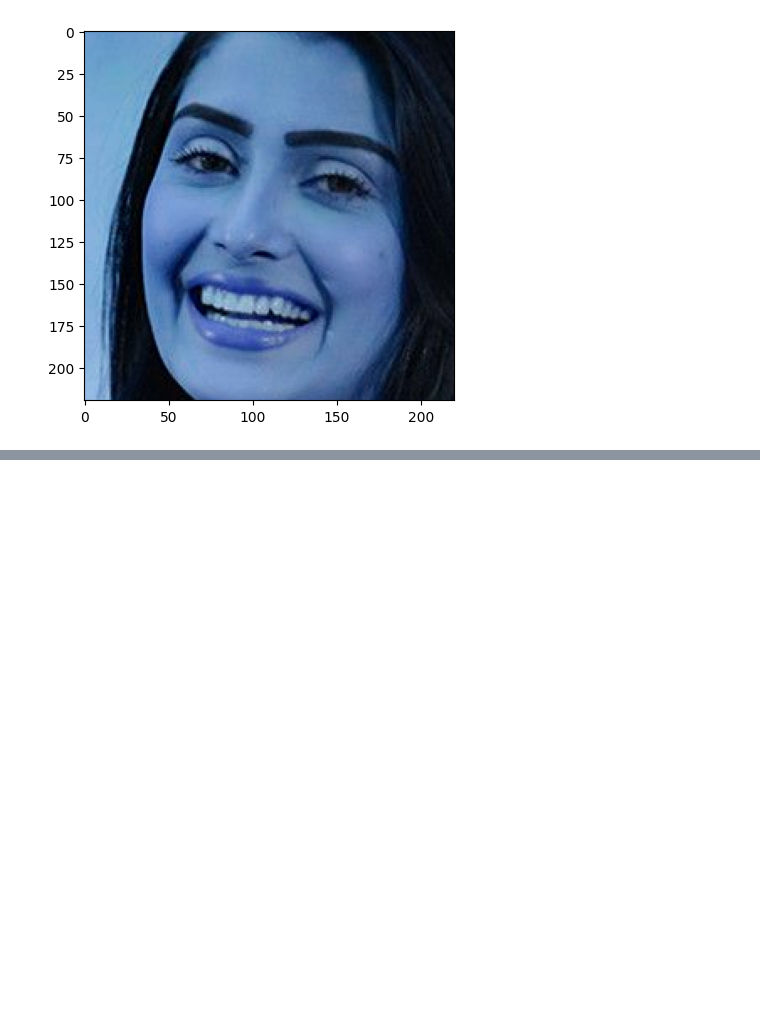
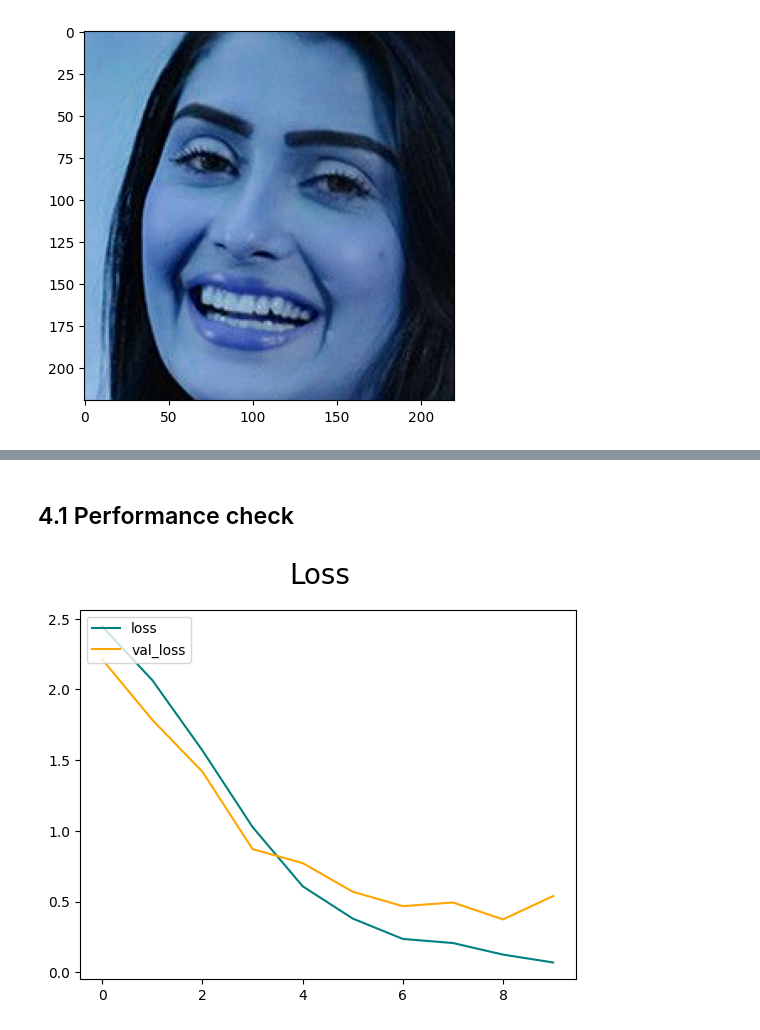
Before and after one commit to whoisusmanali/Pakistani_Celebrity_Image_Classifier_CNN, a Jupyter notebook: Data Cleaning and Model Building/Pakistani actors Image Classification CNN.ipynb, the cells around one changed output, grey strips where cells are left out. Drawn from its saved outputs; the diff is of its cells as text; code cells hidden in the pictures; blank space fills up the shorter version.

```diff
--- a/Data Cleaning and Model Building/Pakistani actors Image Classification CNN.ipynb
+++ b/Data Cleaning and Model Building/Pakistani actors Image Classification CNN.ipynb
@@ -175,0 +326,4 @@ error: ignored
+# %%
+train=data.take(train_data)
+val=data.skip(train_data).take(val_data)
+test=data.skip(val_data+train_data).take(test_data)
@@ -175,0 +337,19 @@ error: ignored
+# %%
+model=Sequential()
+
+model.add(Conv2D(16,(3,3),1,activation='relu',input_shape=(256,256,3)))
+model.add(MaxPool2D())
+
+model.add(Conv2D(32,(3,3),1,activation='relu'))
+model.add(MaxPool2D())
+
+model.add(Conv2D(16,(3,3),1,activation='relu'))
+model.add(MaxPool2D())
+
+model.add(Flatten())
+
+model.add(Dense(units=256,activation='relu'))
+model.add(Dense(units=10,activation='softmax'))
+# %%
+#Compiling
+model.compile(optimizer='adam',loss='sparse_categorical_crossentropy',metrics=['accuracy'])
@@ -175,0 +376,2 @@ error: ignored
+# %%
+hist=model.fit(train,validation_data=val,epochs=10)
@@ -175,0 +399,11 @@ error: ignored
+# %% [markdown]
+## 4.1 Performance check
+# %%
+fig = plt.figure()
+plt.plot(hist.history['loss'], color='teal', label='loss')
+plt.plot(hist.history['val_loss'], color='orange', label='val_loss')
+fig.suptitle('Loss', fontsize=20)
+plt.legend(loc="upper left")
+plt.show()
+# %% [output]
+[figure, added]
```
Also changed, not shown: parts of 43 cells of this notebook.
